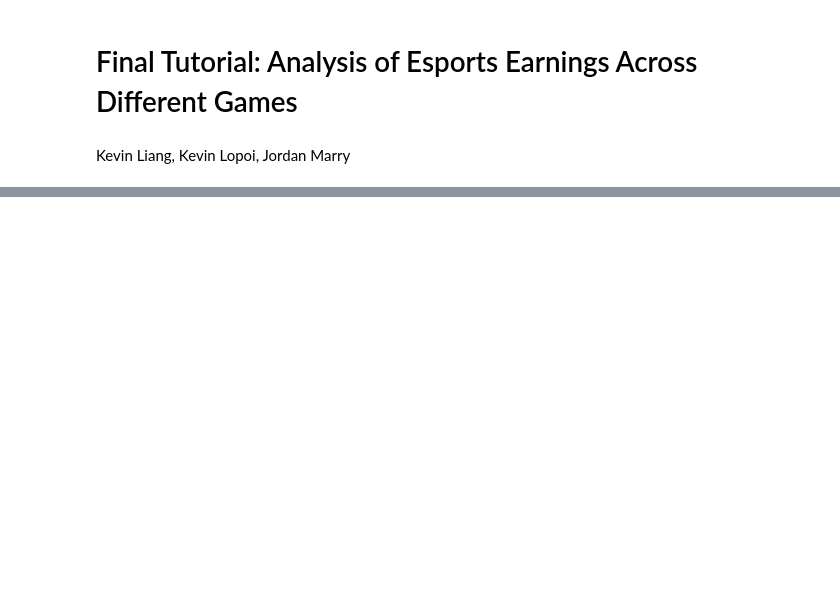
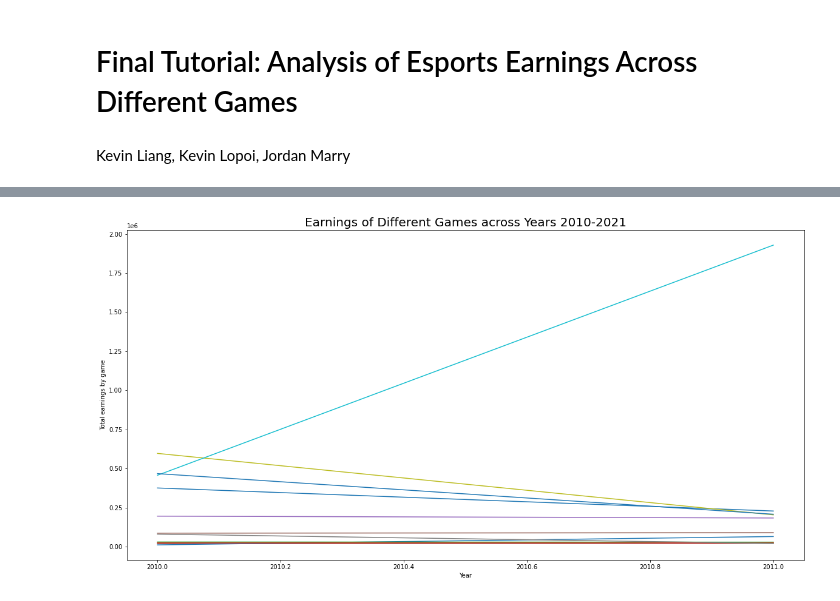
Before and after one commit to kliang4985/kliang4985.github.io, a Jupyter notebook: Final Tutorial.ipynb, the cells around one changed output, grey strips where cells are left out. Saved outputs shown, nothing was run; the diff lists cells and outputs as text; code cells hidden in the pictures; blank space fills up the shorter version.

```diff
--- a/Final Tutorial.ipynb
+++ b/Final Tutorial.ipynb
@@ -152,0 +258,12 @@ df
+# %%
+game_titles = np.unique(df['Game'])
+years = np.arange(2010,2021)
+years_table = pd.DataFrame(columns = ['Year'], data = years)
+#Making a copy here. May be a good idea once in a while to do so if you are consistently working with one dataframe.
+#On the notebook, if you rerun the same codeblock after modifying the dataframe, you make run into some errors so you
+#would have to run everything again.
+df1 = df.copy()
+df1 = df1[['Year', 'Game', 'Total_Year']]
+df1 = df1.groupby(['Year', 'Game']).sum()
+df1.reset_index(inplace= True)
+df1
@@ -152,0 +288,12 @@ df
+# %%
+data = {}
+plt.figure(figsize = (20,10))
+plt.title("Earnings of Different Games across Years 2010-2021")
+plt.xlabel("Year")
+plt.ylabel("Total earnings by game")
+for game in game_titles:
+    r = df1[['Year','Game','Total_Year']].groupby('Game').get_group(game)
+    data[game] = years_table.merge(r, how = 'left', on = ['Year'])
+    plt.plot(data[game]['Year'], data[game]['Total_Year'])
+# %% [output]
+[figure, added]
```
Also changed, not shown: parts of 13 cells of this notebook.
